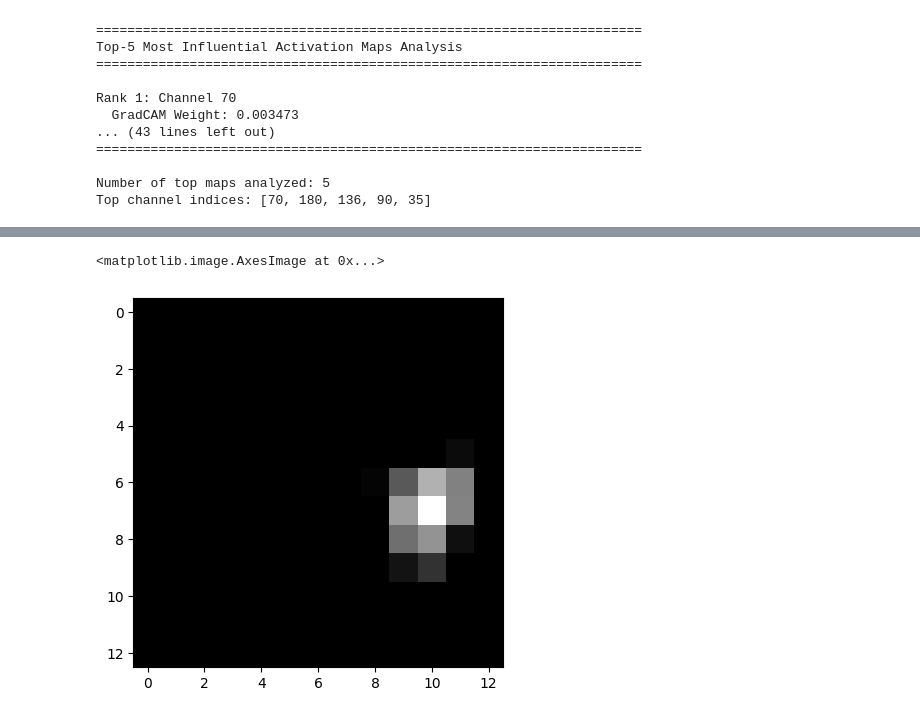
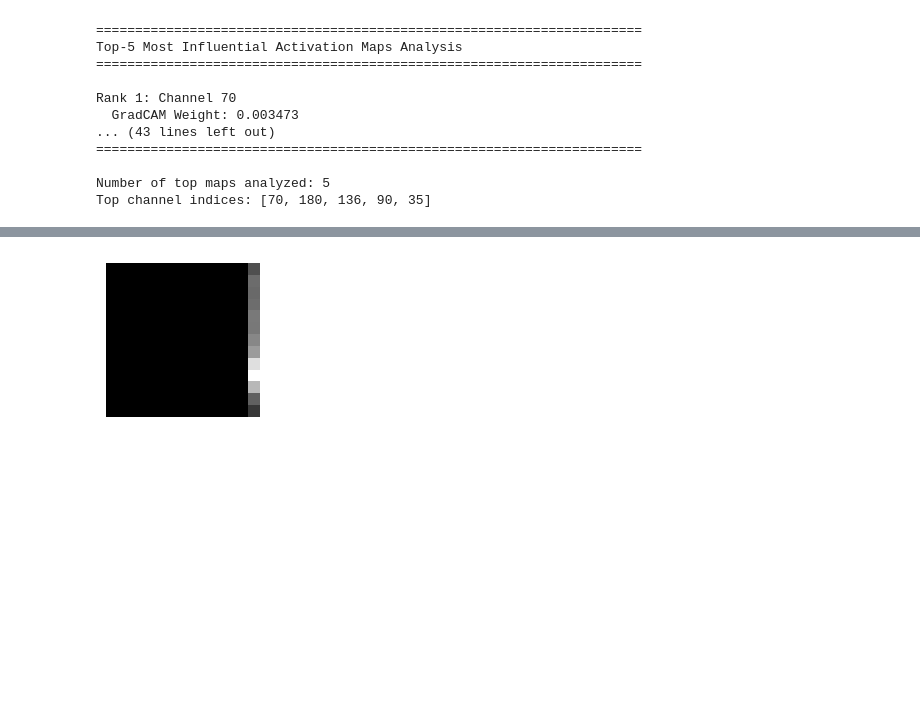
Before and after one commit to Tamnt240904/HALS-NND-, a Jupyter notebook: analyze.ipynb, the cells around one changed output, grey strips where cells are left out. Saved outputs shown, nothing was run; the diff lists cells and outputs as text; code cells hidden in the pictures; blank space fills up the shorter version.

```diff
--- a/analyze.ipynb
+++ b/analyze.ipynb
@@ -481,5 +500,7 @@ Saved atom overlap visualization to: atom_overlap_matrix.png
 # %%
-plt.imshow(D[69].cpu().numpy(), cmap='gray')
+plt.figure(figsize=(2, 2))
+plt.imshow(D[107].cpu().numpy(), cmap='gray')
+plt.axis('off')
+plt.show()
 # %% [output]
-<matplotlib.image.AxesImage at 0x...>
-[figure, old version]
+[figure, new version]
```
Also changed, not shown: parts of 6 cells of this notebook, 1 other file.
